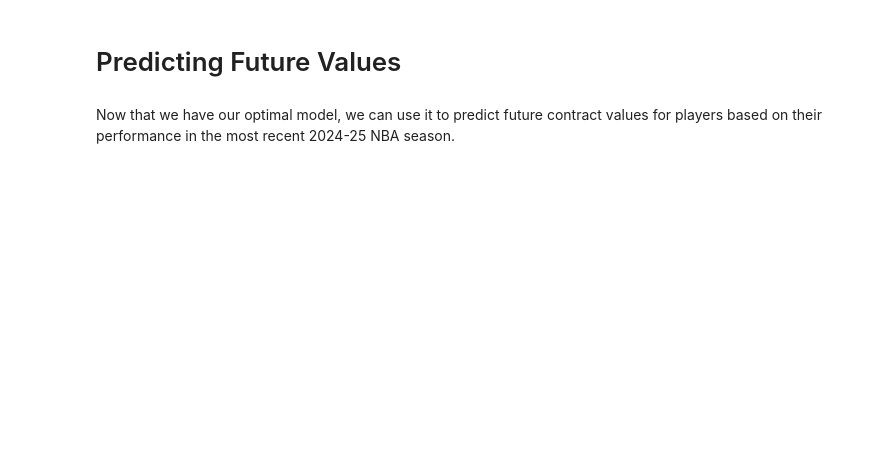
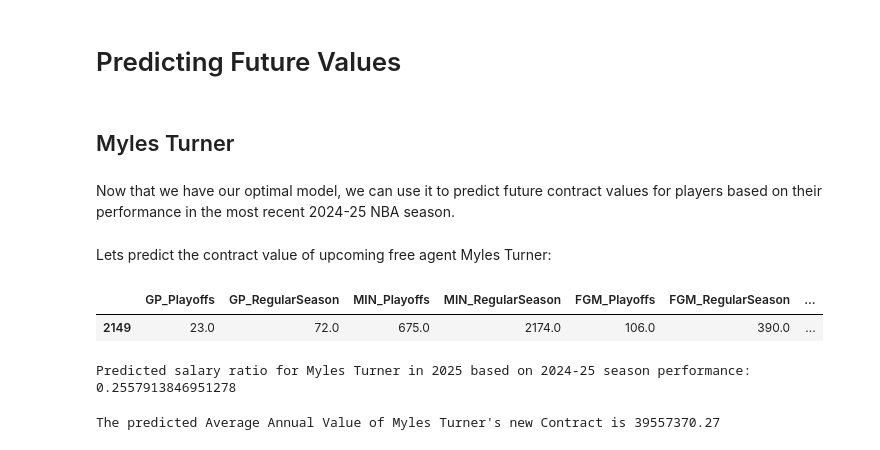
Before and after one commit to CaedinM/nba-salary-prediction, a Jupyter notebook: notebook/NBA_salary_model_notebook.ipynb, the cells around one changed output. Drawn from its saved outputs; the diff is of its cells as text; code cells hidden in the pictures; blank space fills up the shorter version.

Commit message:
Added prediction section in notebook

```diff
--- a/notebook/NBA_salary_model_notebook.ipynb
+++ b/notebook/NBA_salary_model_notebook.ipynb
@@ -414,4 +437,8 @@ best_randomforest_model = rf_rs.best_estimator_
 # %% [markdown]
 # Predicting Future Values
+# %% [markdown]
+## Myles Turner
 # %% [markdown]
 Now that we have our optimal model, we can use it to predict future contract values for players based on their performance in the most recent 2024-25 NBA season.
+# %% [markdown]
+Lets predict the contract value of upcoming free agent Myles Turner:
@@ -417,0 +499,26 @@ Now that we have our optimal model, we can use it to predict future contract val
+# %%
+# Append Turner to the end of our input data to ensure that all columns match
+# Fill 0 for null values in dummy columns
+
+X = pd.concat([X, pd.DataFrame([myles_turner])], ignore_index=True)
+df = X.reindex(columns=model.feature_names_in_, fill_value=0)
+X_turner = df.tail(1)
+X_turner = X_turner.fillna(0)
+X_turner.head()
+# %% [output]
+|  | GP_Playoffs | GP_RegularSeason | MIN_Playoffs | MIN_RegularSeason | FGM_Playoffs | FGM_RegularSeason | ... |
+| 2149 | 23.0 | 72.0 | 675.0 | 2174.0 | 106.0 | 390.0 | ... |
+# %%
+y_pred = best_rf_model.predict(X_turner)
+turner_pred_sr = y_pred[0]
+print('Predicted salary ratio for Myles Turner in 2025 based on 2024-25 season performance: ' + str(turner_pred_sr))
+# %% [output]
+Predicted salary ratio for Myles Turner in 2025 based on 2024-25 season performance: 0.2557913846951278
+# %%
+# Given the max salary cap for the 2025-26 season is $154,647,000, Myles Turner's predicted AAV is..
+
+cap = 154647000
+turner_pred_aav = turner_pred_sr * cap
+print("The predicted Average Annual Value of Myles Turner's new Contract is " + str(turner_pred_aav.round(2)))
+# %% [output]
+The predicted Average Annual Value of Myles Turner's new Contract is 39557370.27
```
Also changed, not shown: parts of 13 cells of this notebook, 3 other files.
